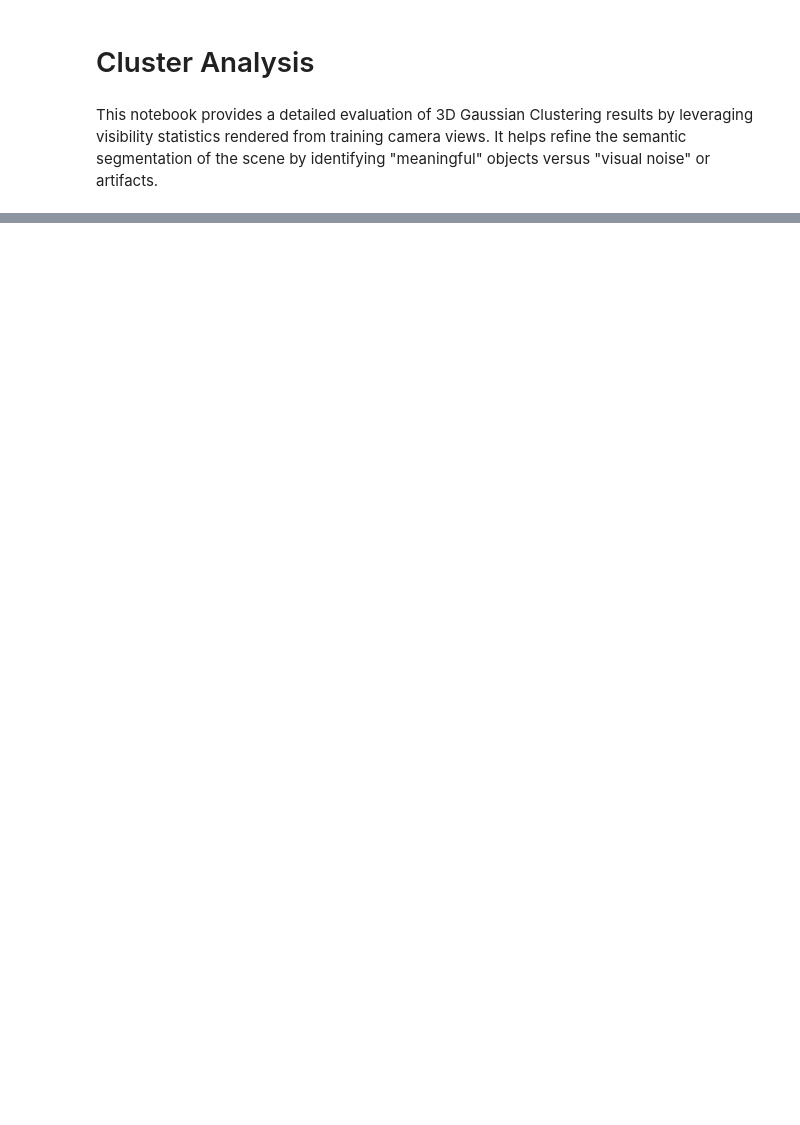
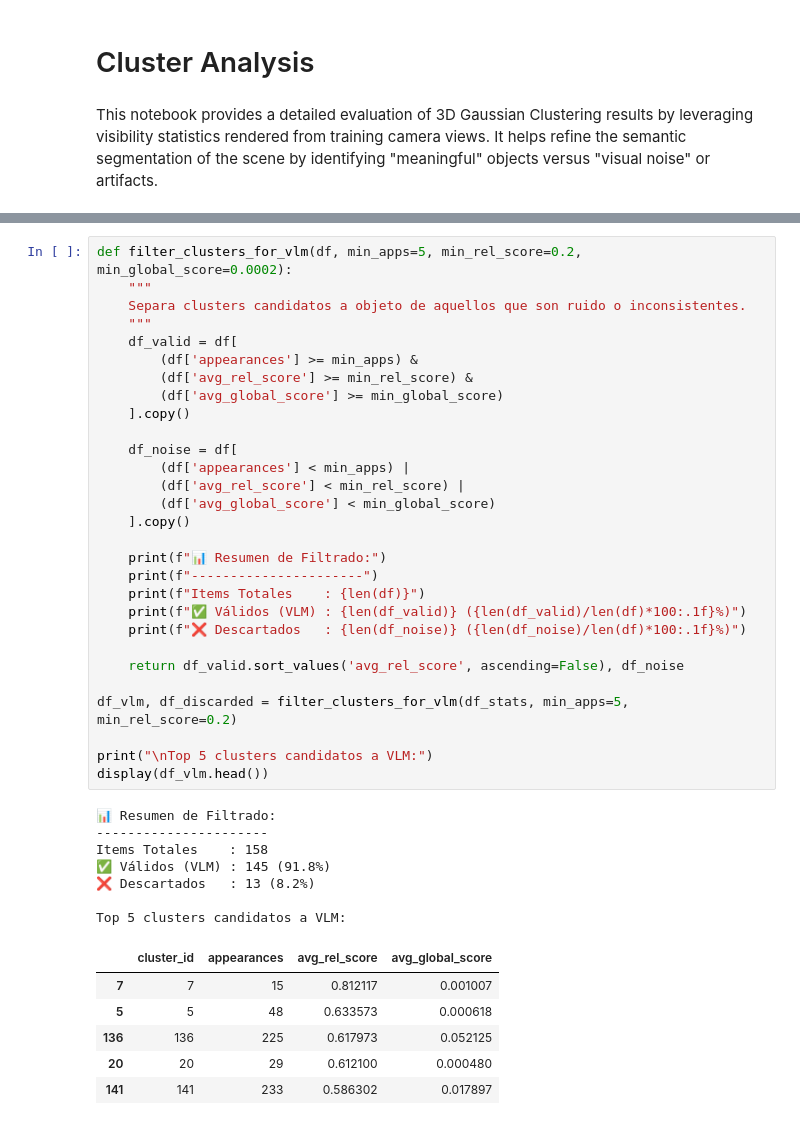
Before and after one commit to jrgserrano/semantic-gaussians, a Jupyter notebook: opensplat3d/jupyter/cluster.ipynb, the cells around one changed output, grey strips where cells are left out. Cells and saved outputs as stored; diff of their text form; blank space fills up the shorter version.

```diff
--- a/opensplat3d/jupyter/cluster.ipynb
+++ b/opensplat3d/jupyter/cluster.ipynb
@@ -113,0 +389,43 @@ NameError: name 'plt' is not defined
+# %%
+def filter_clusters_for_vlm(df, min_apps=5, min_rel_score=0.2, min_global_score=0.0002):
+    """
+    Separa clusters candidatos a objeto de aquellos que son ruido o inconsistentes.
+    """
+    df_valid = df[
+        (df['appearances'] >= min_apps) &
+        (df['avg_rel_score'] >= min_rel_score) &
+        (df['avg_global_score'] >= min_global_score)
+    ].copy()
+
+    df_noise = df[
+        (df['appearances'] < min_apps) |
+        (df['avg_rel_score'] < min_rel_score) |
+        (df['avg_global_score'] < min_global_score)
+    ].copy()
+
+    print(f"📊 Resumen de Filtrado:")
+    print(f"----------------------")
+    print(f"Items Totales    : {len(df)}")
+    print(f"✅ Válidos (VLM) : {len(df_valid)} ({len(df_valid)/len(df)*100:.1f}%)")
+    print(f"❌ Descartados   : {len(df_noise)} ({len(df_noise)/len(df)*100:.1f}%)")
+
+    return df_valid.sort_values('avg_rel_score', ascending=False), df_noise
+
+df_vlm, df_discarded = filter_clusters_for_vlm(df_stats, min_apps=5, min_rel_score=0.2)
+
+print("\nTop 5 clusters candidatos a VLM:")
+display(df_vlm.head())
+# %% [output]
+📊 Resumen de Filtrado:
+----------------------
+Items Totales    : 158
+✅ Válidos (VLM) : 145 (91.8%)
+❌ Descartados   : 13 (8.2%)
+
+Top 5 clusters candidatos a VLM:
+|  | cluster_id | appearances | avg_rel_score | avg_global_score |
+| 7 | 7 | 15 | 0.812117 | 0.001007 |
+| 5 | 5 | 48 | 0.633573 | 0.000618 |
+| 136 | 136 | 225 | 0.617973 | 0.052125 |
+| 20 | 20 | 29 | 0.612100 | 0.000480 |
+| 141 | 141 | 233 | 0.586302 | 0.017897 |
```
Also changed, not shown: parts of 14 cells of this notebook, 51 other files.
